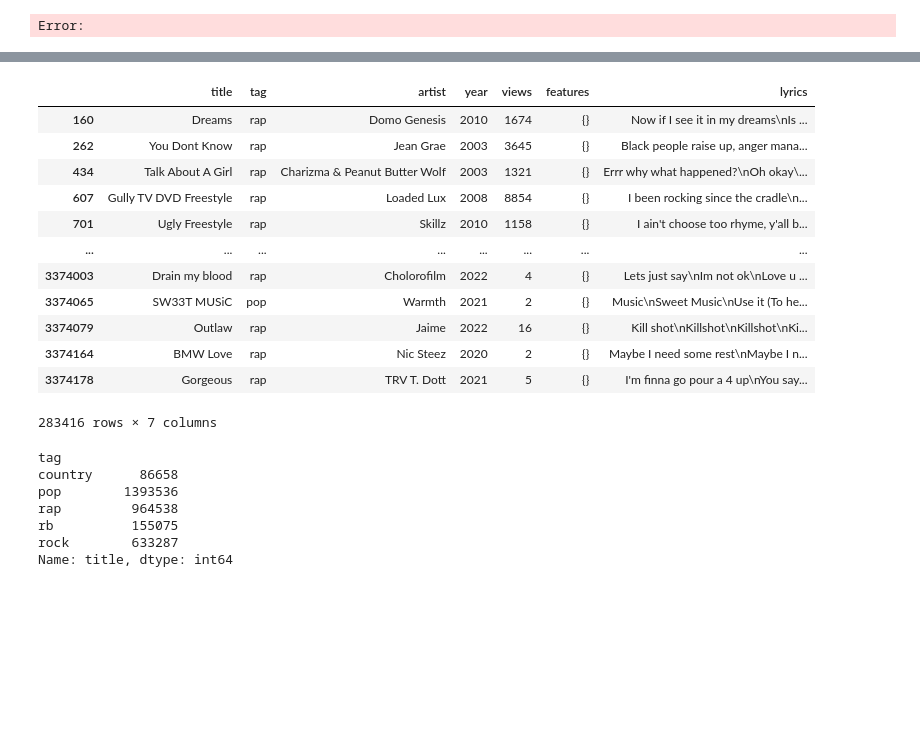
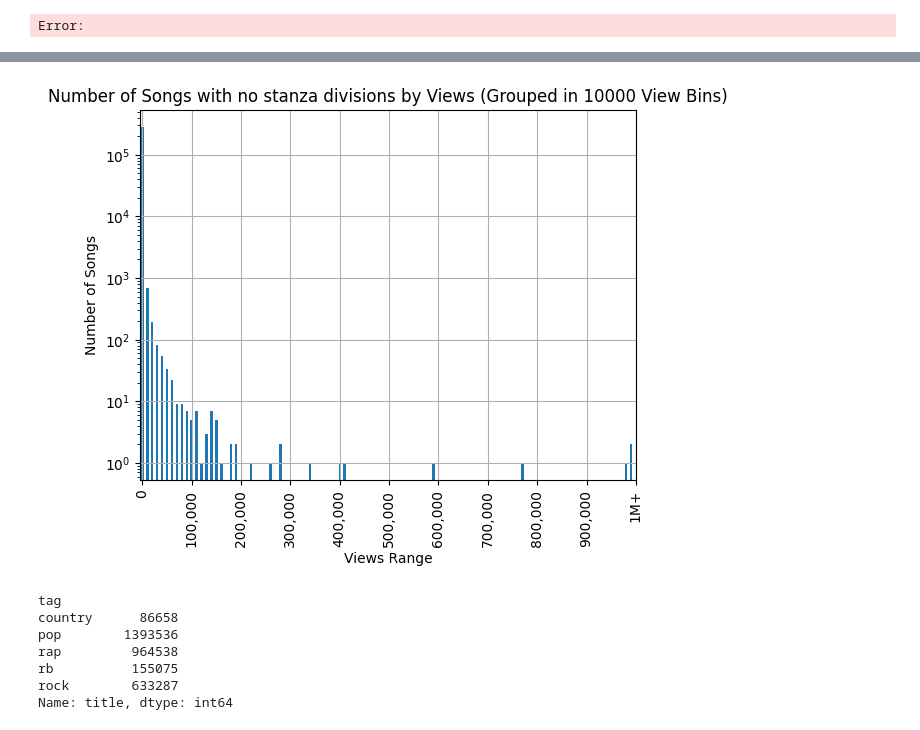
Before and after one commit to ChefBB/TA_project, a Jupyter notebook: preprocessing.ipynb, the cells around one changed output, grey strips where cells are left out. Drawn from its saved outputs; the diff is of its cells as text; code cells hidden in the pictures; blank space fills up the shorter version.

```diff
--- a/preprocessing.ipynb
+++ b/preprocessing.ipynb
@@ -62,26 +66,36 @@ plt.show()
 # %%
 # 370714 rows do not contain \n\n
 # 342434 rows do not contain \n\n and have tag != 'misc'
-# 283416 rows do not contain \n\n or [<something>], with tag != 'misc'
-df[
+# 283416 rows do not contain \n\n or [<something>], with tag != 'misc' [removed]
+#
+# !!!
+# [Bruno] I think we deal with these as if they were a single stanza
+#
+# Note : this does not take into account lyrics that start with [<something>]
+# and then have no other [...]. this can be a problem in some cases
+# e.g: [Produced by <producer>]<unsplit_lyrics>
+bins = list(range(0, 1000000, 10000)) + [float('inf')]
+
+df.loc[
    ~(df['lyrics'].str.contains(r'\n\n', na=False)) &
-   ~(df['lyrics'].str.contains(r'\[.*\]', na=False)) &
-   (df['tag'] != 'misc')
-]
+   ~(df['lyrics'].str.contains(r'\[.*\]', na=False))
+].groupby(
+   pd.cut(df['views'], bins=bins, right= True),
+   observed= False
+).count() ['title'].plot(kind= 'bar')
+
+plt.title('Number of Songs with no stanza divisions by Views (Grouped in 10000 View Bins)')
+plt.xlabel('Views Range')
+plt.ylabel('Number of Songs')
+
+plt.xticks(xticks_positions, xticks_labels)
+plt.grid()
+
+plt.yscale('log')
+plt.show()
+# .idxmax()    :     1165287
 # %% [output]
-|  | title | tag | artist | year | views | features | lyrics |
-| 160 | Dreams | rap | Domo Genesis | 2010 | 1674 | {} | Now if I see it in my dreams\nIs ... |
-| 262 | You Dont Know | rap | Jean Grae | 2003 | 3645 | {} | Black people raise up, anger mana... |
-| 434 | Talk About A Girl | rap | Charizma & Peanut Butter Wolf | 2003 | 1321 | {} | Errr why what happened?\nOh okay\... |
-| 607 | Gully TV DVD Freestyle | rap | Loaded Lux | 2008 | 8854 | {} | I been rocking since the cradle\n... |
-| 701 | Ugly Freestyle | rap | Skillz | 2010 | 1158 | {} | I ain't choose too rhyme, y'all b... |
-| ... | ... | ... | ... | ... | ... | ... | ... |
-| 3374003 | Drain my blood | rap | Cholorofilm | 2022 | 4 | {} | Lets just say\nIm not ok\nLove u ... |
-| 3374065 | SW33T MUSiC | pop | Warmth | 2021 | 2 | {} | Music\nSweet Music\nUse it (To he... |
-| 3374079 | Outlaw | rap | Jaime | 2022 | 16 | {} | Kill shot\nKillshot\nKillshot\nKi... |
-| 3374164 | BMW Love | rap | Nic Steez | 2020 | 2 | {} | Maybe I need some rest\nMaybe I n... |
-| 3374178 | Gorgeous | rap | TRV T. Dott | 2021 | 5 | {} | I'm finna go pour a 4 up\nYou say... |
-283416 rows × 7 columns
+[figure, added]
 # %%
 # tag
 # country      86658
```
Also changed, not shown: parts of 2 cells of this notebook, 2 other files.
